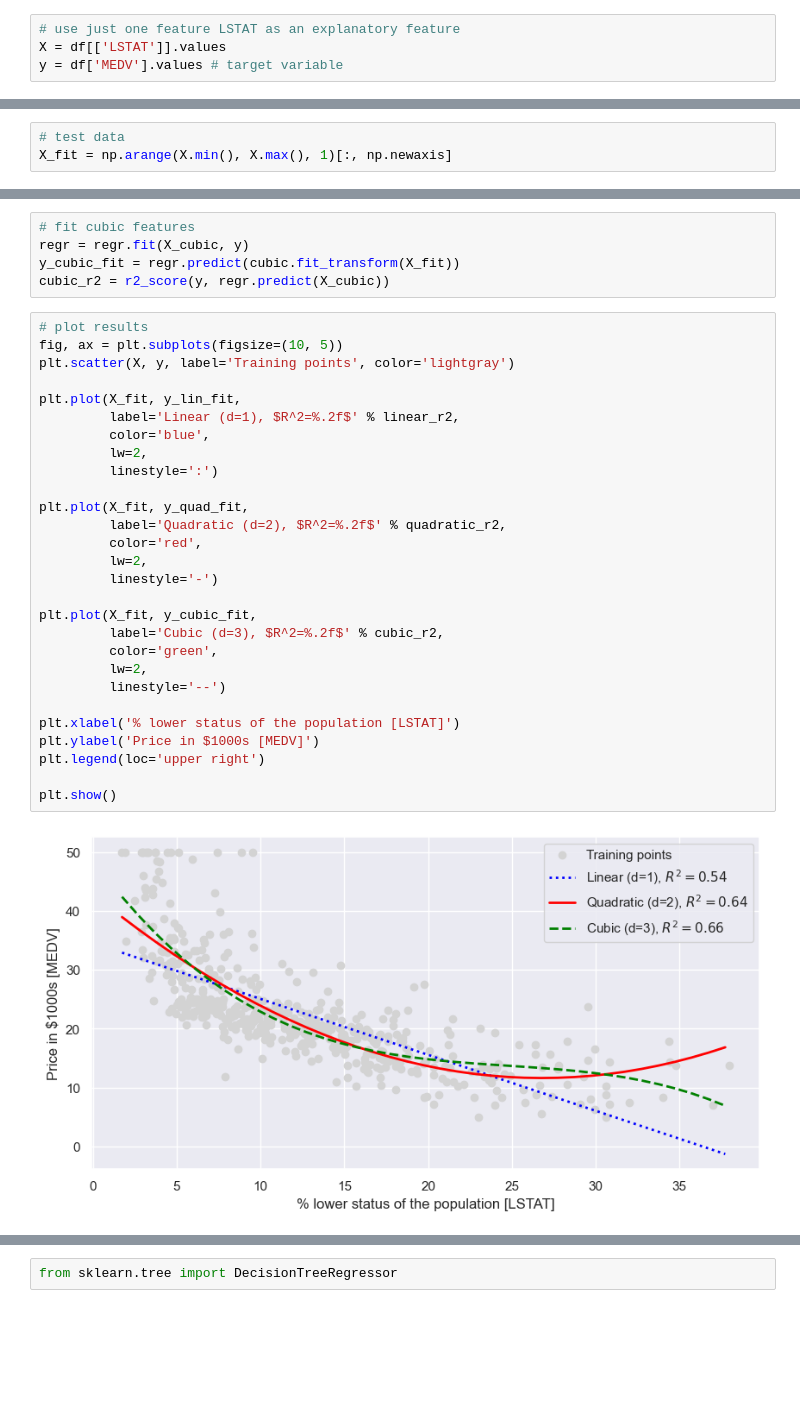
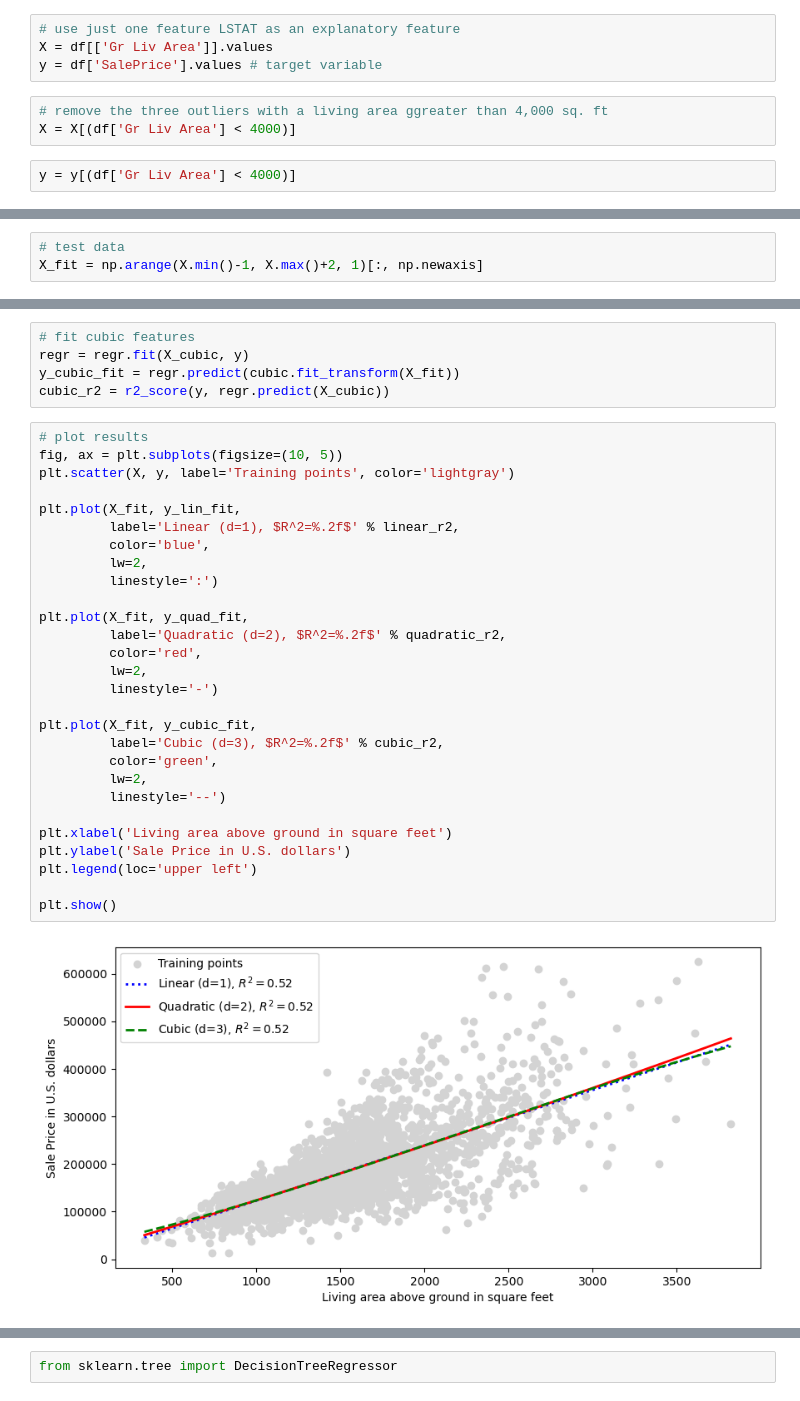
Before and after one commit to rambasnet/python-machine-learning, a Jupyter notebook: notebooks/Regression.ipynb, the cells around one changed output, grey strips where cells are left out. Cells and saved outputs as stored; diff of their text form; blank space fills up the shorter version.

```diff
--- a/notebooks/Regression.ipynb
+++ b/notebooks/Regression.ipynb
@@ -691,7 +677,12 @@ Training R^2 linear: 0.832, quadratic: 0.982
 # %%
 # use just one feature LSTAT as an explanatory feature
-X = df[['LSTAT']].values
-y = df['MEDV'].values # target variable
+X = df[['Gr Liv Area']].values
+y = df['SalePrice'].values # target variable
+# %%
+# remove the three outliers with a living area ggreater than 4,000 sq. ft
+X = X[(df['Gr Liv Area'] < 4000)]
+# %%
+y = y[(df['Gr Liv Area'] < 4000)]
 # %%
 regr = LinearRegression()
 # %%
@@ -702,7 +693,7 @@ X_quad = quadratic.fit_transform(X)
 X_cubic = cubic.fit_transform(X)
 # %%
 # test data
-X_fit = np.arange(X.min(), X.max(), 1)[:, np.newaxis]
+X_fit = np.arange(X.min()-1, X.max()+2, 1)[:, np.newaxis]
 # %%
 # fit linear features
 regr = regr.fit(X, y)
@@ -721,30 +712,30 @@ cubic_r2 = r2_score(y, regr.predict(X_cubic))
 # %%
 # plot results
 fig, ax = plt.subplots(figsize=(10, 5))
 plt.scatter(X, y, label='Training points', color='lightgray')
 
 plt.plot(X_fit, y_lin_fit,
          label='Linear (d=1), $R^2=%.2f$' % linear_r2,
          color='blue',
          lw=2,
          linestyle=':')
 
 plt.plot(X_fit, y_quad_fit,
          label='Quadratic (d=2), $R^2=%.2f$' % quadratic_r2,
          color='red',
          lw=2,
          linestyle='-')
 
 plt.plot(X_fit, y_cubic_fit,
          label='Cubic (d=3), $R^2=%.2f$' % cubic_r2,
          color='green',
          lw=2,
          linestyle='--')
 
-plt.xlabel('% lower status of the population [LSTAT]')
-plt.ylabel('Price in $1000s [MEDV]')
-plt.legend(loc='upper right')
+plt.xlabel('Living area above ground in square feet')
+plt.ylabel('Sale Price in U.S. dollars')
+plt.legend(loc='upper left')
 
 plt.show()
 # %% [output]
-[figure, old version]
+[figure, new version]
```
Also changed, not shown: parts of 51 cells of this notebook.
